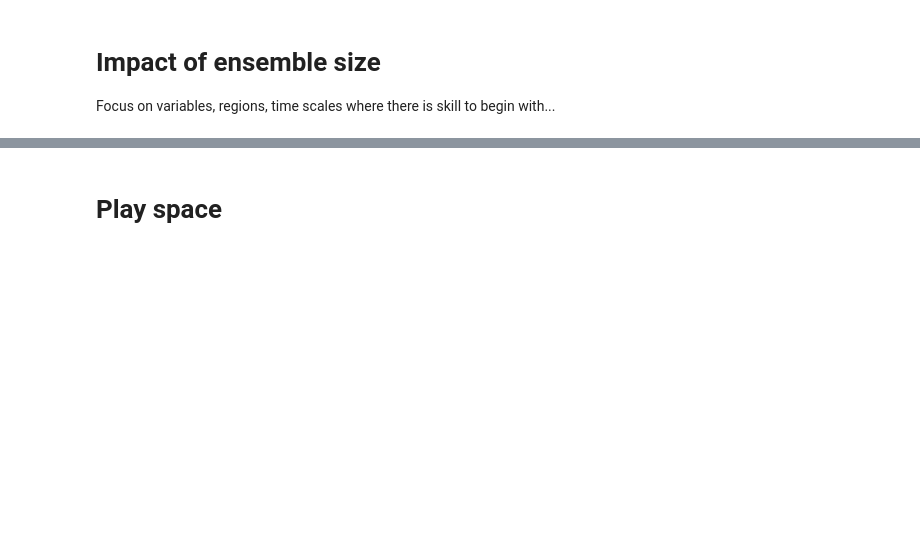
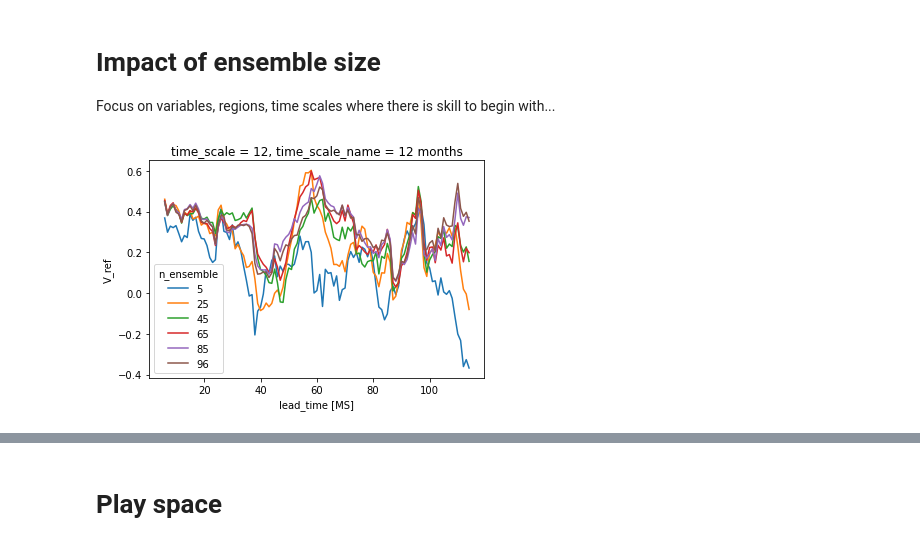
Before and after one commit to dougiesquire/hydro_tasmania, a Jupyter notebook: 2020/1.0_assess_skill.ipynb, the cells around one changed output, grey strips where cells are left out. Cells and saved outputs as stored; diff of their text form; code cells hidden in the pictures; blank space fills up the shorter version.

```diff
--- a/2020/1.0_assess_skill.ipynb
+++ b/2020/1.0_assess_skill.ipynb
@@ -292,3 +295,7 @@ msss = xr.concat(msss, dim='n_ensemble').assign_coords(
     {'n_ensemble': n_ensembles})
 crpss = xr.concat(crpss, dim='n_ensemble').assign_coords(
     {'n_ensemble': n_ensembles})
+# %%
+acc['V_ref'].plot.line(x='lead_time');
+# %% [output]
+[figure, added]
```
Also changed, not shown: parts of 5 cells of this notebook.
